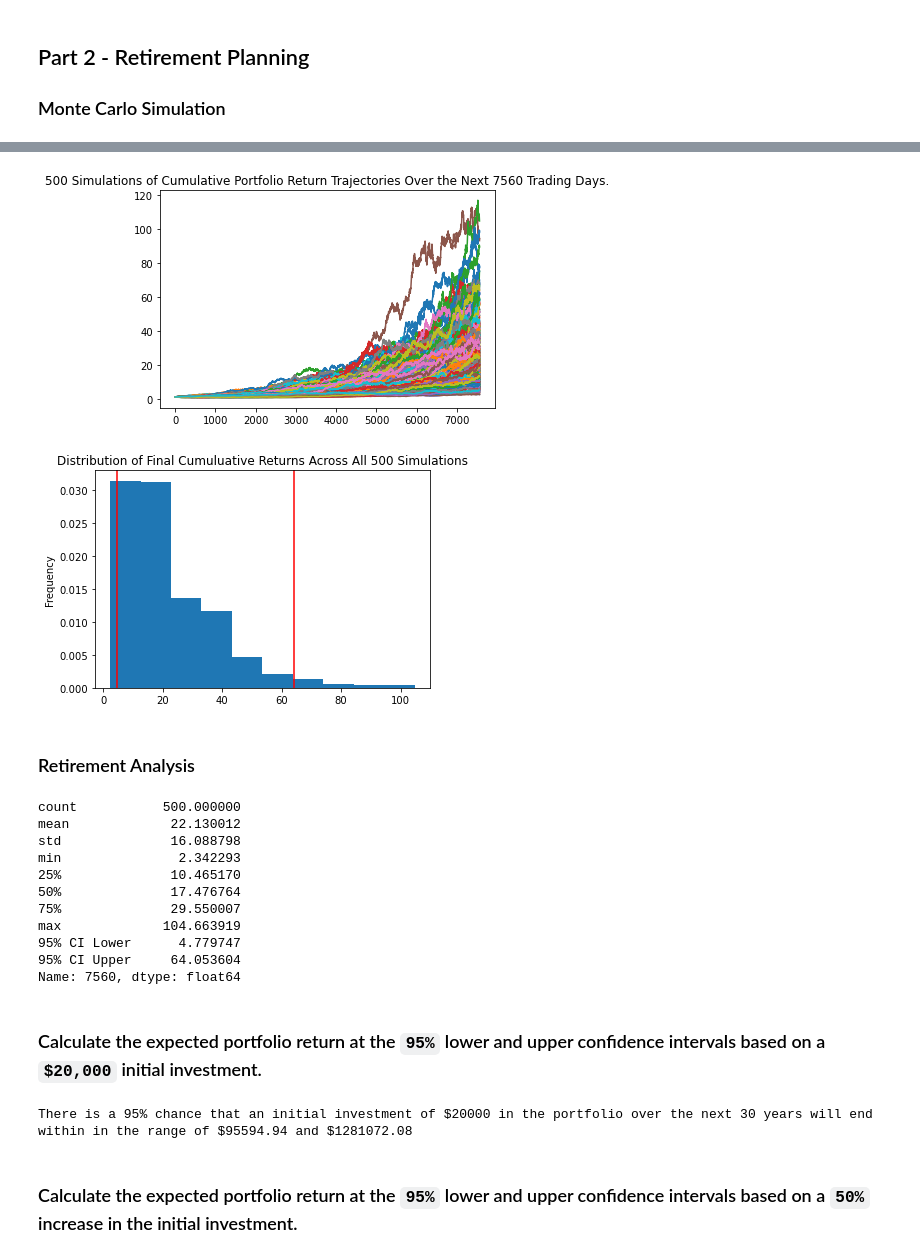
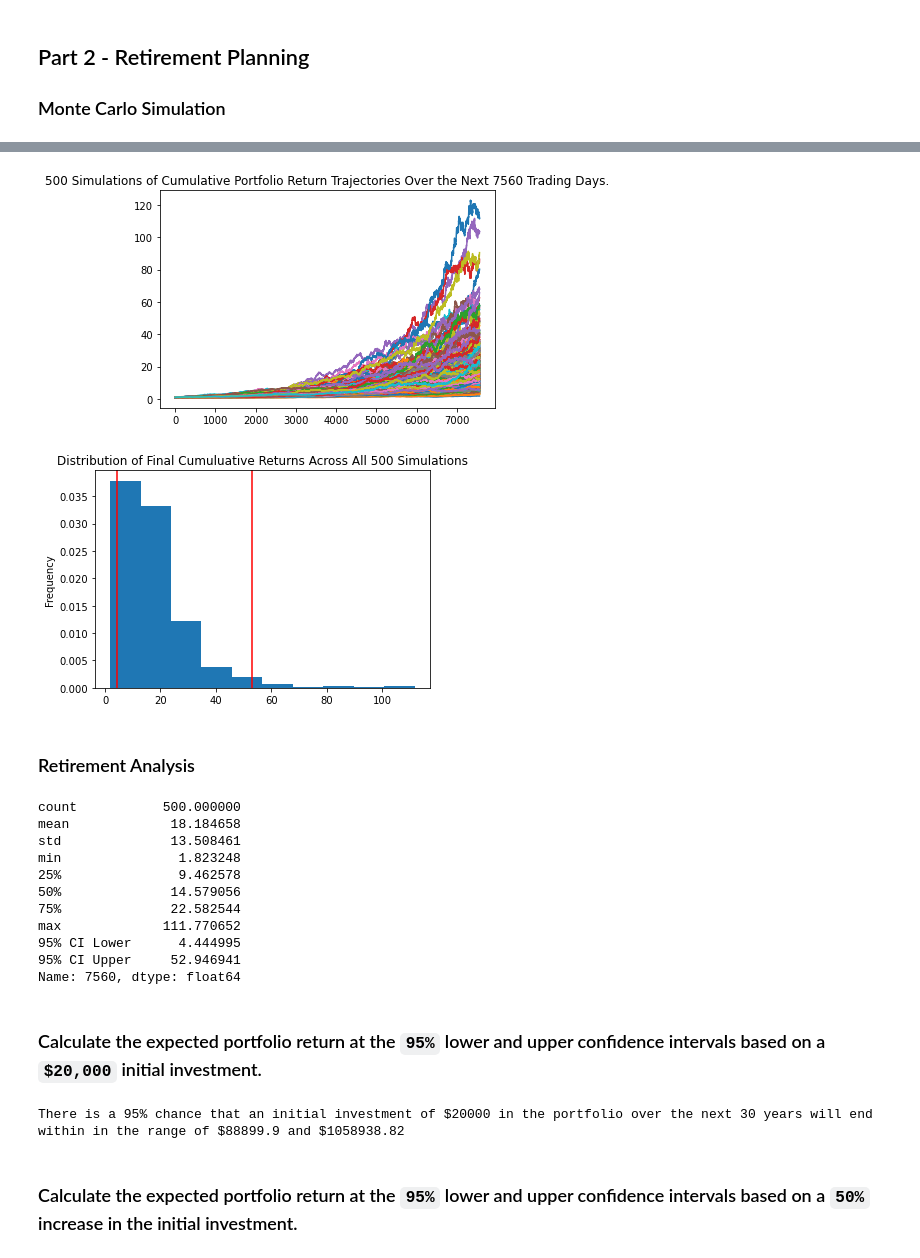
Before and after one commit to chaka37/API, a Jupyter notebook: Starter_Code/financial-planner.ipynb, the cells around one changed output, grey strips where cells are left out. Drawn from its saved outputs; the diff is of its cells as text; code cells hidden in the pictures.

Commit message:
Finished get bars and all of the monte simulation.

```diff
--- a/Starter_Code/financial-planner.ipynb
+++ b/Starter_Code/financial-planner.ipynb
@@ -176,6 +176,12 @@ df_stock_data = api.get_bars(
     start = start_date,
     end = end_date,
 ).df
-# Display sample data
-df_stock_data.head(-5)
+# Reorganize the DataFrame
+# Separate ticker data
+AGG = df_stock_data[df_stock_data['symbol']=='AGG'].drop('symbol', axis=1)
+SPY = df_stock_data[df_stock_data['symbol']=='SPY'].drop('symbol', axis=1)
+# Concatenate the ticker DataFrames
+df_stock_data = pd.concat([AGG, SPY],axis=1, keys=['AGG','SPY'])
+# Preview DataFrame
+df_stock_data.head()
 # %% [output]
@@ -252,32 +261,32 @@ Running Monte Carlo simulation number 490.
 # %%
 # Plot simulation outcomes
-# YOUR CODE HERE!
+monte_line_plot = MC_thirty_year.plot_simulation()
 # %% [output]
-[figure, old version]
+[figure, new version]
 # %%
 # Plot probability distribution and confidence intervals
-# YOUR CODE HERE!
+distribution_plot = MC_thirty_year.plot_distribution()
 # %% [output]
-[figure, old version]
+[figure, new version]
 # %% [markdown]
 ### Retirement Analysis
 # %%
 # Fetch summary statistics from the Monte Carlo simulation results
-# YOUR CODE HERE!
+mc_summary = MC_thirty_year.summarize_cumulative_return()
 
 # Print summary statistics
-# YOUR CODE HERE!
+mc_summary
 # %% [output]
 count           500.000000
-mean             22.130012
-std              16.088798
-min               2.342293
-25%              10.465170
-50%              17.476764
-75%              29.550007
-max             104.663919
-95% CI Lower      4.779747
-95% CI Upper     64.053604
+mean             18.184658
+std              13.508461
+min               1.823248
+25%               9.462578
+50%              14.579056
+75%              22.582544
+max             111.770652
+95% CI Lower      4.444995
+95% CI Upper     52.946941
 Name: 7560, dtype: float64
 # %% [markdown]
 ### Calculate the expected portfolio return at the `95%` lower and upper confidence intervals based on a `$20,000` initial investment.
@@ -286,14 +295,15 @@ Name: 7560, dtype: float64
 initial_investment = 20000
 
 # Use the lower and upper `95%` confidence intervals to calculate the range of the possible outcomes of our $20,000
-# YOUR CODE HERE!
+ci_lower = round(mc_summary[8]*initial_investment,2)
+ci_upper = round(mc_summary[9]*initial_investment,2)
 
 # Print results
 print(f"There is a 95% chance that an initial investment of ${initial_investment} in the portfolio"
       f" over the next 30 years will end within in the range of"
       f" ${ci_lower} and ${ci_upper}")
 # %% [output]
-There is a 95% chance that an initial investment of $20000 in the portfolio over the next 30 years will end within in the range of $95594.94 and $1281072.08
+There is a 95% chance that an initial investment of $20000 in the portfolio over the next 30 years will end within in the range of $88899.9 and $1058938.82
 # %% [markdown]
 ### Calculate the expected portfolio return at the `95%` lower and upper confidence intervals based on a `50%` increase in the initial investment.
 # %%
```
Also changed, not shown: parts of 7 cells of this notebook.
